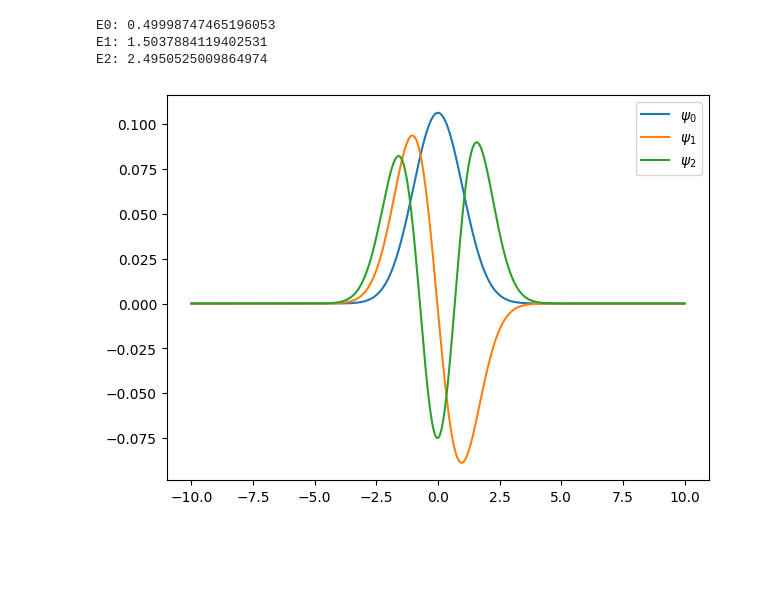
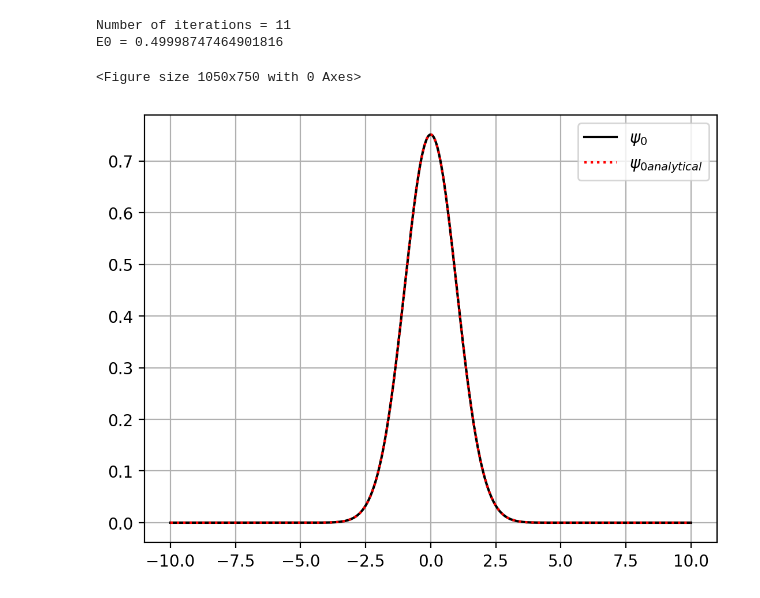
Before and after one commit to dckokis/OVF, a Jupyter notebook: task11/task11.ipynb, the cells around one changed output. Drawn from its saved outputs; the diff is of its cells as text; code cells hidden in the pictures; blank space fills up the shorter version.

```diff
--- a/task11/task11.ipynb
+++ b/task11/task11.ipynb
@@ -50,22 +30,42 @@ def InverseIterations(psi_initial, x, N, levels, iterations=10):
+# %%
+def InverseIterations(psi_initial, x, N):
+    def normalize(psi, h=x[1] - x[0]):
+        return np.sqrt(np.sum(psi[:-1] ** 2 + psi[1:] ** 2) * h / 2)
+
+    a, b, c = GetTridiagMatrix(x, N)
+    current_psi = psi_initial.copy()
+    E0 = 0
+    iterations = 0
+    while True:
+        iterations += 1
+        previous_psi = current_psi / normalize(current_psi)
+        current_psi = SolveTridiagMatrix(np.copy(a), np.copy(b), np.copy(c), np.copy(previous_psi), N)
+        energyLevel = normalize(previous_psi) / normalize(current_psi)
+        if np.abs((E0 - energyLevel) / energyLevel) < 1e-11 or iterations > 100:
+            break
+        E0 = energyLevel
+    print(f'Number of iterations = {iterations}')
+    current_psi /= normalize(current_psi)
+
+    return energyLevel, current_psi
 # %%
 N = 1000
-a = -10
-b = 10
-levels = 3
-x = np.linspace(a, b, N)
+x = np.linspace(-10, 10, N)
 psi_initial = np.random.RandomState(2).random_sample(x.shape)
 
-E, psi = InverseIterations(psi_initial, x, N, levels)
+E, psi = InverseIterations(psi_initial, x, N)
 
-plt.figure(figsize=(7, 5), dpi=100)
+plt.figure(figsize=(7, 5), dpi=150)
 
-for i in range(0, levels):
-	print(f'E{i}: {E[i]}')
-	plt.plot(x, psi[i], label=f'$\psi_{i}$')
+print(f'E0 = {E}')
+plt.figure(dpi=200)
+plt.plot(x, psi, label=r'$\psi_0$', c='k')
+plt.plot(x, np.exp(- x ** 2 / 2) / (np.pi ** (1 / 4)), ':', label=r'$\psi_{0analytical}$', c='r')
+plt.grid()
 plt.legend()
 plt.show()
 # %% [output]
-E0: 0.49998747465196053
-E1: 1.5037884119402531
-E2: 2.4950525009864974
+Number of iterations = 11
+E0 = 0.49998747464901816
+<Figure size 1050x750 with 0 Axes>
-[figure, old version]
+[figure, new version]
```
Also changed, not shown: parts of 2 cells of this notebook.
